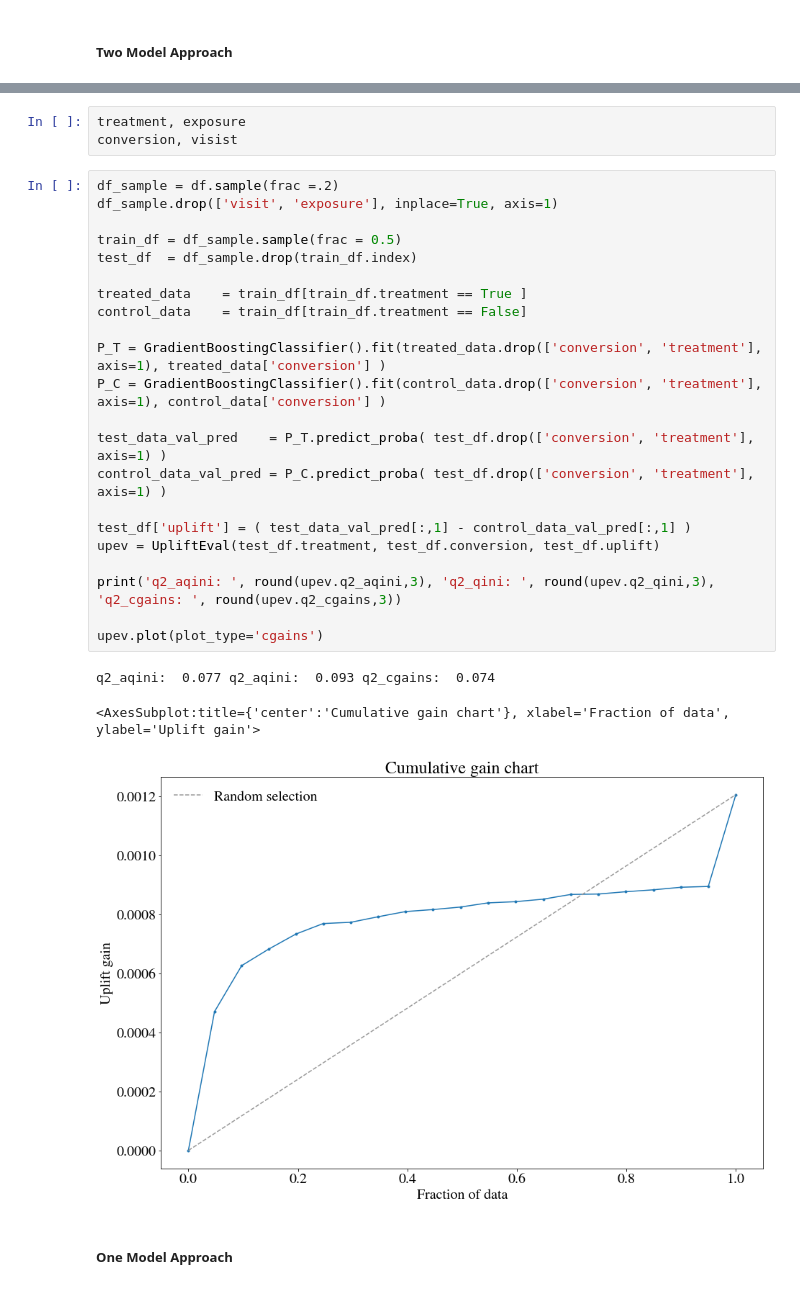
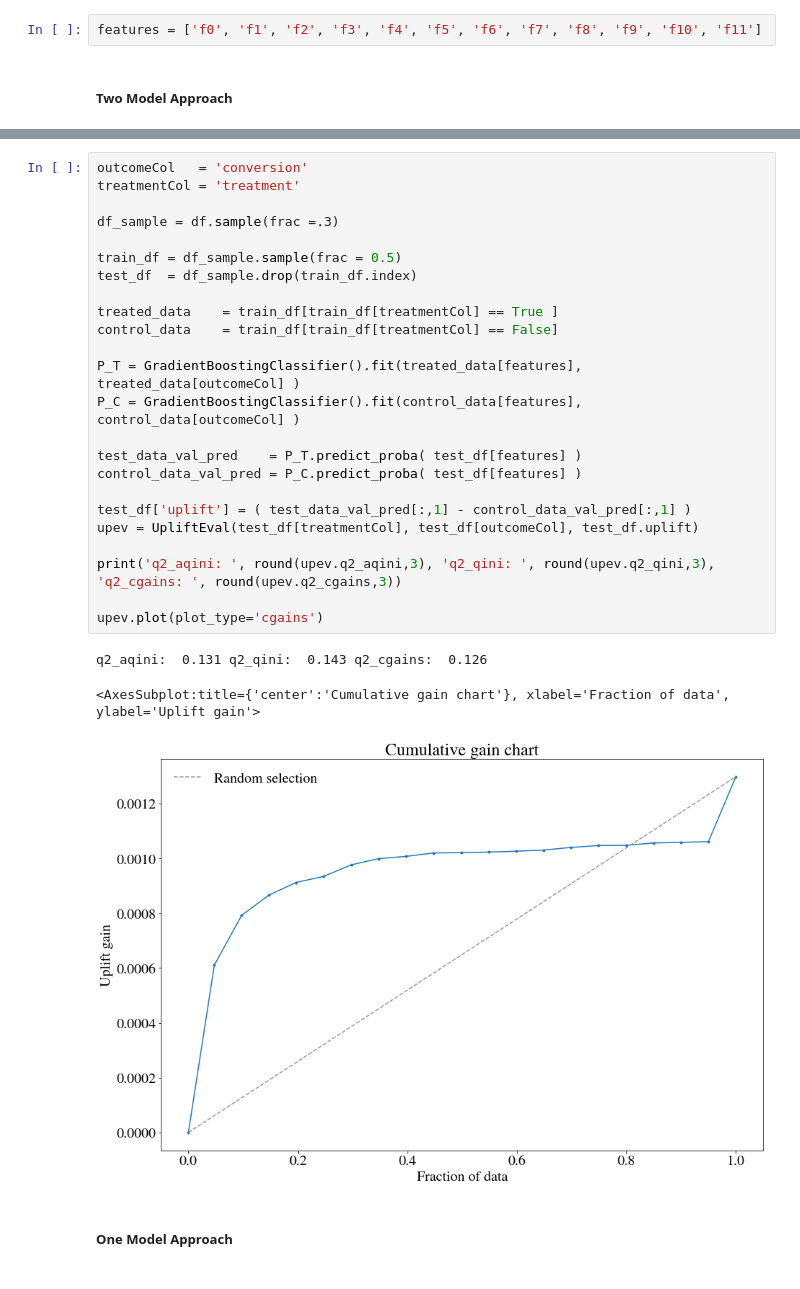
Before and after one commit to viswanath57/Learning-How-To-Act, a Jupyter notebook: Casual Inference/Heterogeneous Treatment Effects Modeling aka Uplift Modeling with Criteo data set.ipynb, the cells around one changed output, grey strips where cells are left out. Drawn from its saved outputs; the diff is of its cells as text.

```diff
--- a/Casual Inference/Heterogeneous Treatment Effects Modeling aka Uplift Modeling with Criteo data set.ipynb
+++ b/Casual Inference/Heterogeneous Treatment Effects Modeling aka Uplift Modeling with Criteo data set.ipynb
@@ -71,6 +56,8 @@ treatment exposure
 0         0          0.001938   2096937  0.038201   2096937
 1         0          0.001194  11454443  0.034861  11454443
           1          0.053784    428212  0.414538    428212
+# %%
+features = ['f0', 'f1', 'f2', 'f3', 'f4', 'f5', 'f6', 'f7', 'f8', 'f9', 'f10', 'f11']
 # %% [markdown]
 ##### Two Model Approach
 # %%
@@ -104,32 +91,31 @@ q2_aqini:  0.09 q2_aqini:  0.107 q2_cgains:  0.088
-# %%
-treatment, exposure
-conversion, visist
 # %%
-df_sample = df.sample(frac =.2)
-df_sample.drop(['visit', 'exposure'], inplace=True, axis=1)
+outcomeCol   = 'conversion'
+treatmentCol = 'treatment'
+
+df_sample = df.sample(frac =.3)
 
 train_df = df_sample.sample(frac = 0.5)
 test_df  = df_sample.drop(train_df.index)
 
-treated_data    = train_df[train_df.treatment == True ]
-control_data    = train_df[train_df.treatment == False]
+treated_data    = train_df[train_df[treatmentCol] == True ]
+control_data    = train_df[train_df[treatmentCol] == False]
 
-P_T = GradientBoostingClassifier().fit(treated_data.drop(['conversion', 'treatment'], axis=1), treated_data['conversion'] )
-P_C = GradientBoostingClassifier().fit(control_data.drop(['conversion', 'treatment'], axis=1), control_data['conversion'] )
+P_T = GradientBoostingClassifier().fit(treated_data[features], treated_data[outcomeCol] )
+P_C = GradientBoostingClassifier().fit(control_data[features], control_data[outcomeCol] )
 
-test_data_val_pred    = P_T.predict_proba( test_df.drop(['conversion', 'treatment'], axis=1) )
-control_data_val_pred = P_C.predict_proba( test_df.drop(['conversion', 'treatment'], axis=1) )
+test_data_val_pred    = P_T.predict_proba( test_df[features] )
+control_data_val_pred = P_C.predict_proba( test_df[features] )
 
 test_df['uplift'] = ( test_data_val_pred[:,1] - control_data_val_pred[:,1] )
-upev = UpliftEval(test_df.treatment, test_df.conversion, test_df.uplift)
+upev = UpliftEval(test_df[treatmentCol], test_df[outcomeCol], test_df.uplift)
 
 print('q2_aqini: ', round(upev.q2_aqini,3), 'q2_qini: ', round(upev.q2_qini,3), 'q2_cgains: ', round(upev.q2_cgains,3))
 
 upev.plot(plot_type='cgains')
 # %% [output]
-q2_aqini:  0.077 q2_aqini:  0.093 q2_cgains:  0.074
+q2_aqini:  0.131 q2_qini:  0.143 q2_cgains:  0.126
 <AxesSubplot:title={'center':'Cumulative gain chart'}, xlabel='Fraction of data', ylabel='Uplift gain'>
-[figure, old version]
+[figure, new version]
 # %% [markdown]
 ##### One Model Approach
 # %%
```
Also changed, not shown: parts of 25 cells of this notebook.
